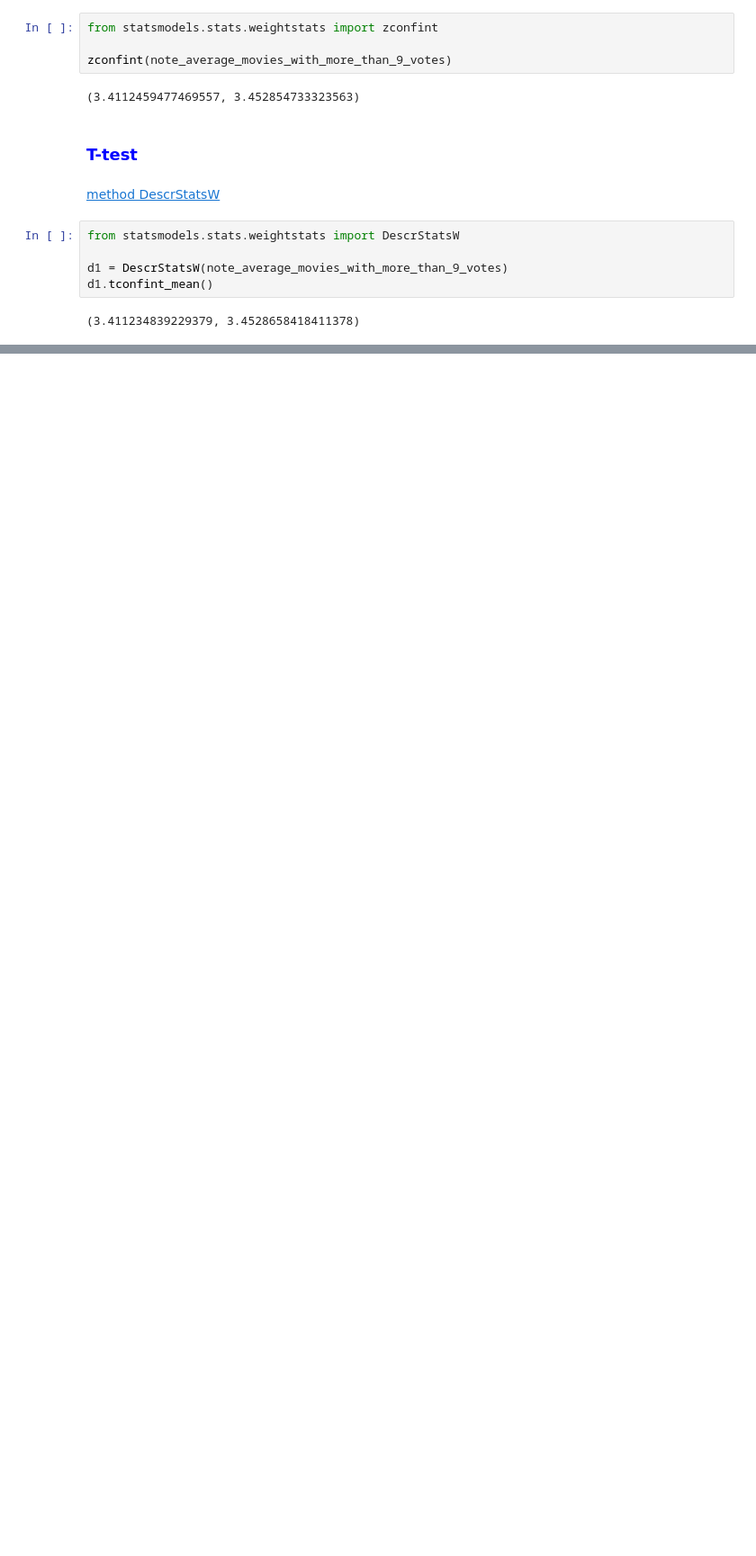
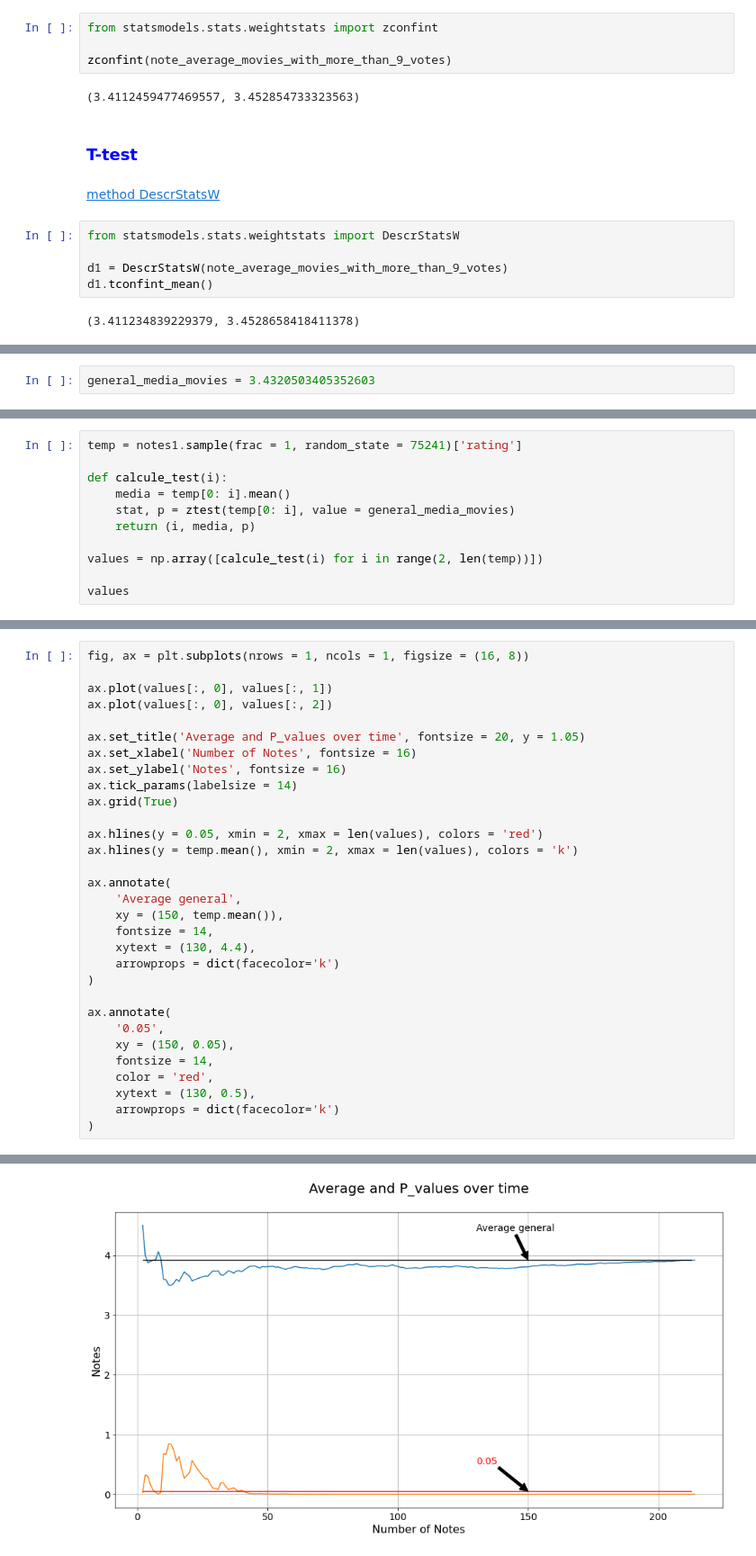
Before and after one commit to Gabriel-limadev/data_science_study, a Jupyter notebook: 9 - Data Science: testes estatísticos com Python/course_files/sample_tests.ipynb, the cells around one changed output, grey strips where cells are left out. Shown at 90% size. Cells and saved outputs as stored; diff of their text form; blank space fills up the shorter version.

```diff
--- a/9 - Data Science: testes estatísticos com Python/course_files/sample_tests.ipynb
+++ b/9 - Data Science: testes estatísticos com Python/course_files/sample_tests.ipynb
@@ -174,0 +245,2 @@ d1.tconfint_mean()
+# %%
+general_media_movies = 3.4320503405352603
@@ -174,0 +274,11 @@ d1.tconfint_mean()
+# %%
+temp = notes1.sample(frac = 1, random_state = 75241)['rating']
+
+def calcule_test(i):
+    media = temp[0: i].mean()
+    stat, p = ztest(temp[0: i], value = general_media_movies)
+    return (i, media, p)
+
+values = np.array([calcule_test(i) for i in range(2, len(temp))])
+
+values
@@ -174,0 +305,32 @@ d1.tconfint_mean()
+# %%
+fig, ax = plt.subplots(nrows = 1, ncols = 1, figsize = (16, 8))
+
+ax.plot(values[:, 0], values[:, 1])
+ax.plot(values[:, 0], values[:, 2])
+
+ax.set_title('Average and P_values over time', fontsize = 20, y = 1.05)
+ax.set_xlabel('Number of Notes', fontsize = 16)
+ax.set_ylabel('Notes', fontsize = 16)
+ax.tick_params(labelsize = 14)
+ax.grid(True)
+
+ax.hlines(y = 0.05, xmin = 2, xmax = len(values), colors = 'red')
+ax.hlines(y = temp.mean(), xmin = 2, xmax = len(values), colors = 'k')
+
+ax.annotate(
+    'Average general',
+    xy = (150, temp.mean()),
+    fontsize = 14,
+    xytext = (130, 4.4),
+    arrowprops = dict(facecolor='k')
+)
+
+ax.annotate(
+    '0.05',
+    xy = (150, 0.05),
+    fontsize = 14,
+    color = 'red',
+    xytext = (130, 0.5),
+    arrowprops = dict(facecolor='k')
+)
+# %% [output]
@@ -174,0 +338 @@ d1.tconfint_mean()
+[figure, added]
```
Also changed, not shown: parts of 24 cells of this notebook.
